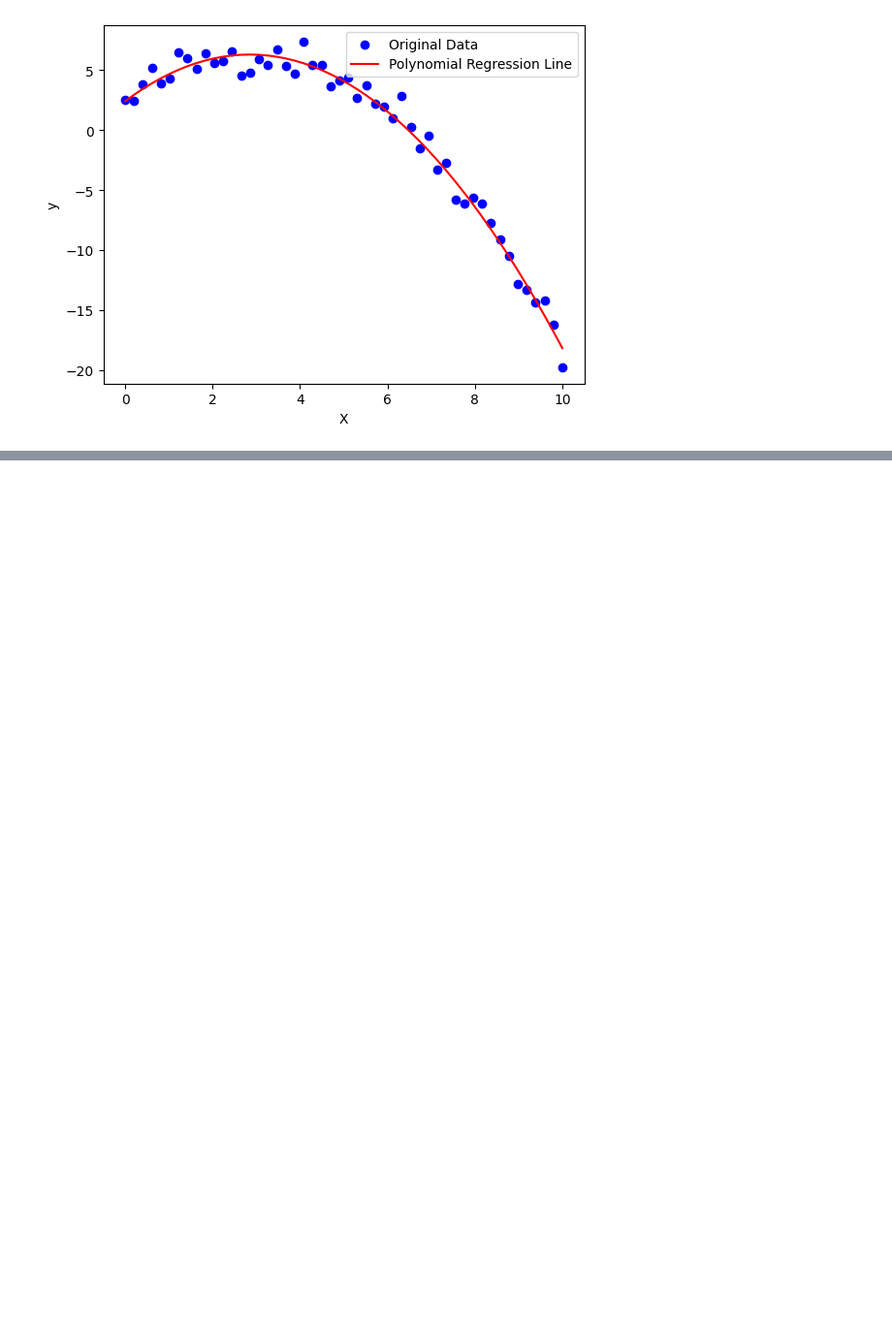
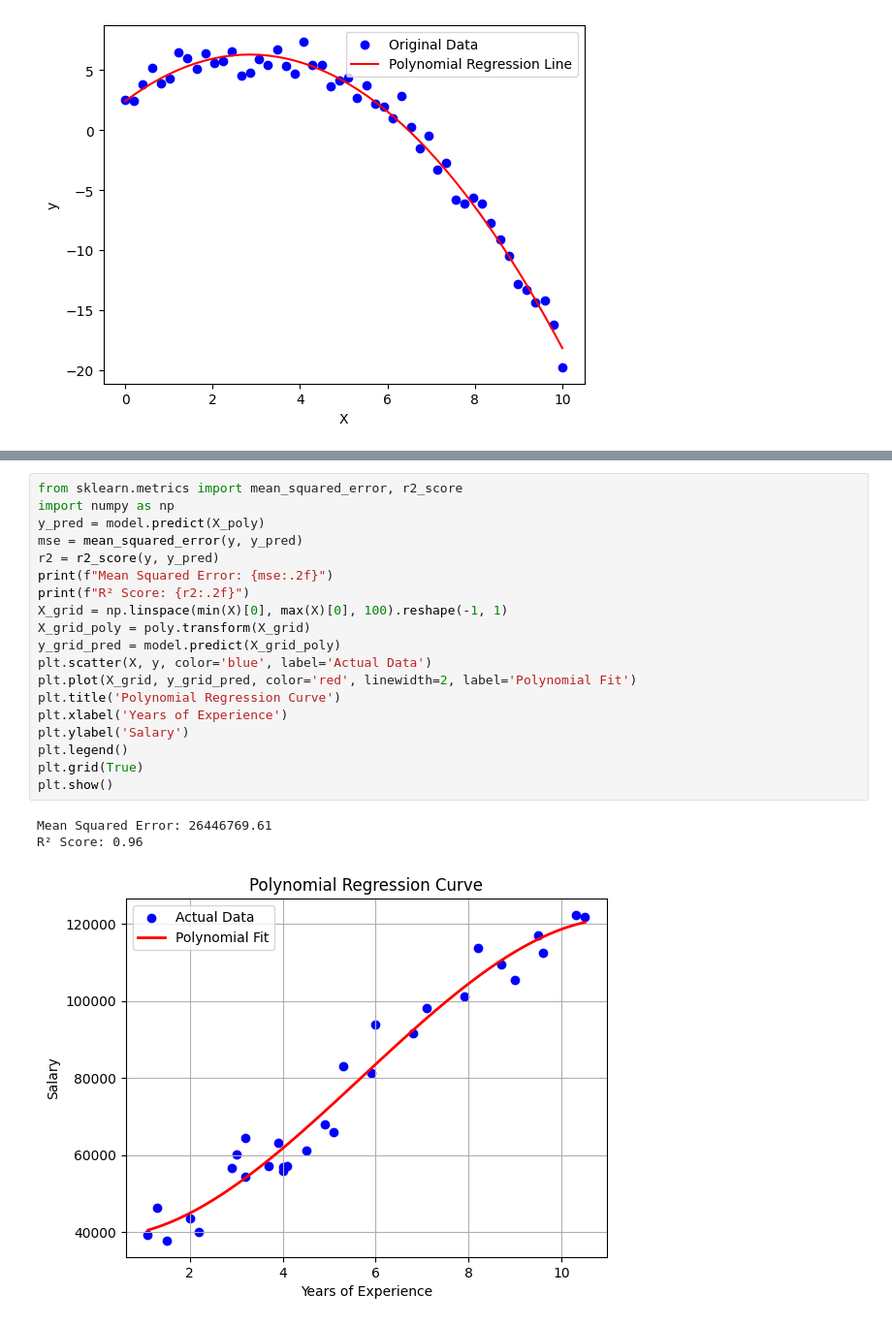
Before and after one commit to spandana1320/Data-mining, a Jupyter notebook: ASSIGNMENT9.ipynb, the cells around one changed output, grey strips where cells are left out. Shown: that part at 97% size. Drawn from its saved outputs; the diff is of its cells as text; blank space fills up the shorter version.

```diff
--- a/ASSIGNMENT9.ipynb
+++ b/ASSIGNMENT9.ipynb
@@ -29,0 +58,23 @@ plt.show()
+# %%
+from sklearn.metrics import mean_squared_error, r2_score
+import numpy as np
+y_pred = model.predict(X_poly)
+mse = mean_squared_error(y, y_pred)
+r2 = r2_score(y, y_pred)
+print(f"Mean Squared Error: {mse:.2f}")
+print(f"R² Score: {r2:.2f}")
+X_grid = np.linspace(min(X)[0], max(X)[0], 100).reshape(-1, 1)
+X_grid_poly = poly.transform(X_grid)
+y_grid_pred = model.predict(X_grid_poly)
+plt.scatter(X, y, color='blue', label='Actual Data')
+plt.plot(X_grid, y_grid_pred, color='red', linewidth=2, label='Polynomial Fit')
+plt.title('Polynomial Regression Curve')
+plt.xlabel('Years of Experience')
+plt.ylabel('Salary')
+plt.legend()
+plt.grid(True)
+plt.show()
+# %% [output]
+Mean Squared Error: 26446769.61
+R² Score: 0.96
+[figure, added]
```
Also changed, not shown: parts of 2 cells of this notebook.
